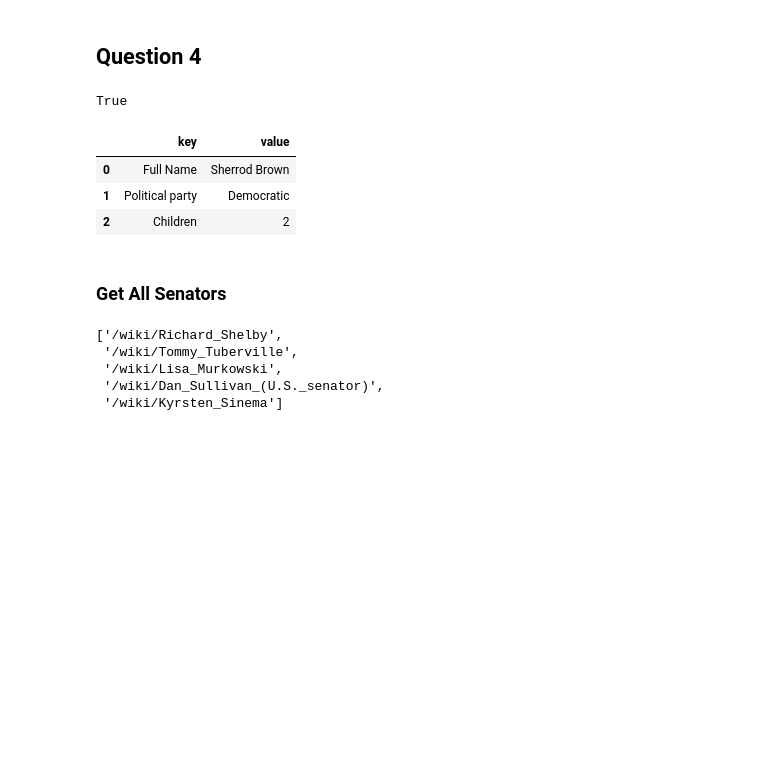
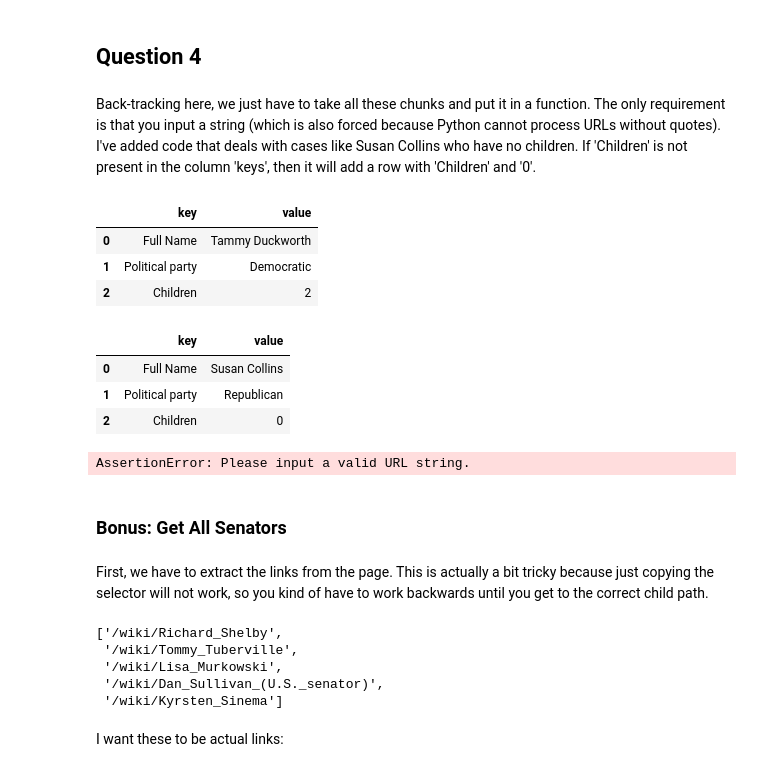
Before and after one commit to QMSS-G5072-2022/Rudoff_Jackson, a Jupyter notebook: hw09/hw9.ipynb, the cells around one changed output. Cells and saved outputs as stored; diff of their text form; code cells hidden in the pictures; blank space fills up the shorter version.

```diff
--- a/hw09/hw9.ipynb
+++ b/hw09/hw9.ipynb
@@ -33,4 +45,4 @@ df_html
 # %%
-response = requests.get('https://en.wikipedia.org/wiki/output_McConnell')
-page = response.content
+response = requests.get('https://en.wikipedia.org/wiki/Mitch_McConnell')
 parsed = BeautifulSoup(response.content, 'html.parser')
+parsed.title #show title
@@ -65,5 +104,7 @@ mitch_df.iloc[-1:]
 | 2 | Children | 3 |
 # %% [markdown]
 ## Question 4
+# %% [markdown]
+Back-tracking here, we just have to take all these chunks and put it in a function. The only requirement is that you input a string (which is also forced because Python cannot process URLs without quotes). I've added code that deals with cases like Susan Collins who have no children. If 'Children' is not present in the column 'keys', then it will add a row with 'Children' and '0'.
 # %%
 def get_wiki_info(page):
@@ -85,19 +127,30 @@ def get_wiki_info(page):
         output_df.loc[len(output_df.index)] = ['Children', 0]
 
     return output_df
-# %%
-'Children' in mitch_df.key.values
-# %% [output]
-True
 # %%
-get_wiki_info('https://en.wikipedia.org/wiki/Sherrod_Brown')
+get_wiki_info('https://en.wikipedia.org/wiki/Tammy_Duckworth')
 # %% [output]
 |  | key | value |
-| 0 | Full Name | Sherrod Brown |
+| 0 | Full Name | Tammy Duckworth |
 | 1 | Political party | Democratic |
 | 2 | Children | 2 |
+# %%
+get_wiki_info('https://en.wikipedia.org/wiki/Susan_Collins')
+# %% [output]
+|  | key | value |
+| 0 | Full Name | Susan Collins |
+| 1 | Political party | Republican |
+| 2 | Children | 0 |
+# %%
+## What if you give the wrong input type?
+
+get_wiki_info(77)
+# %% [output]
+AssertionError: Please input a valid URL string.
 # %% [markdown]
-### Get All Senators
+### Bonus: Get All Senators
+# %% [markdown]
+First, we have to extract the links from the page. This is actually a bit tricky because just copying the selector will not work, so you kind of have to work backwards until you get to the correct child path.
 # %%
 response_senators = requests.get('https://en.wikipedia.org/wiki/List_of_current_United_States_senators')
 page_senators = response_senators.content
@@ -111,6 +164,8 @@ get_links[0:5]
  '/wiki/Lisa_Murkowski',
  '/wiki/Dan_Sullivan_(U.S._senator)',
  '/wiki/Kyrsten_Sinema']
+# %% [markdown]
+I want these to be actual links:
 # %%
 wiki = 'https://en.wikipedia.org'
 sen_links = [wiki + link for link in get_links]
```
Also changed, not shown: parts of 26 cells of this notebook, 1 other file.
